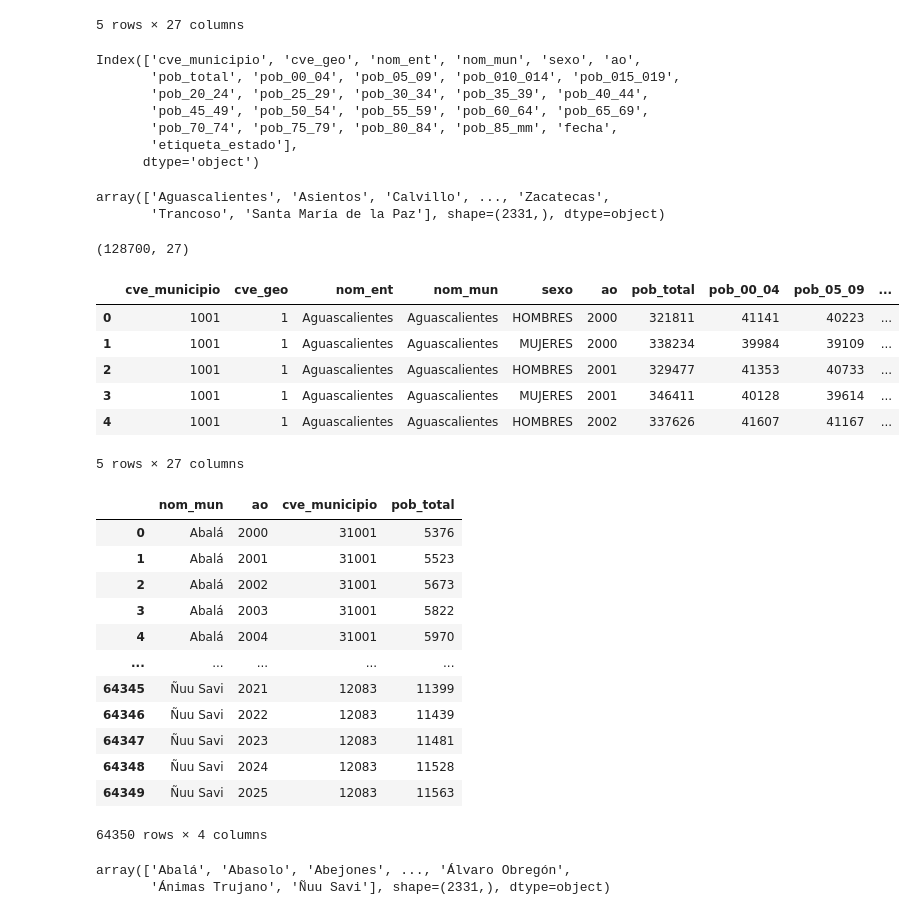
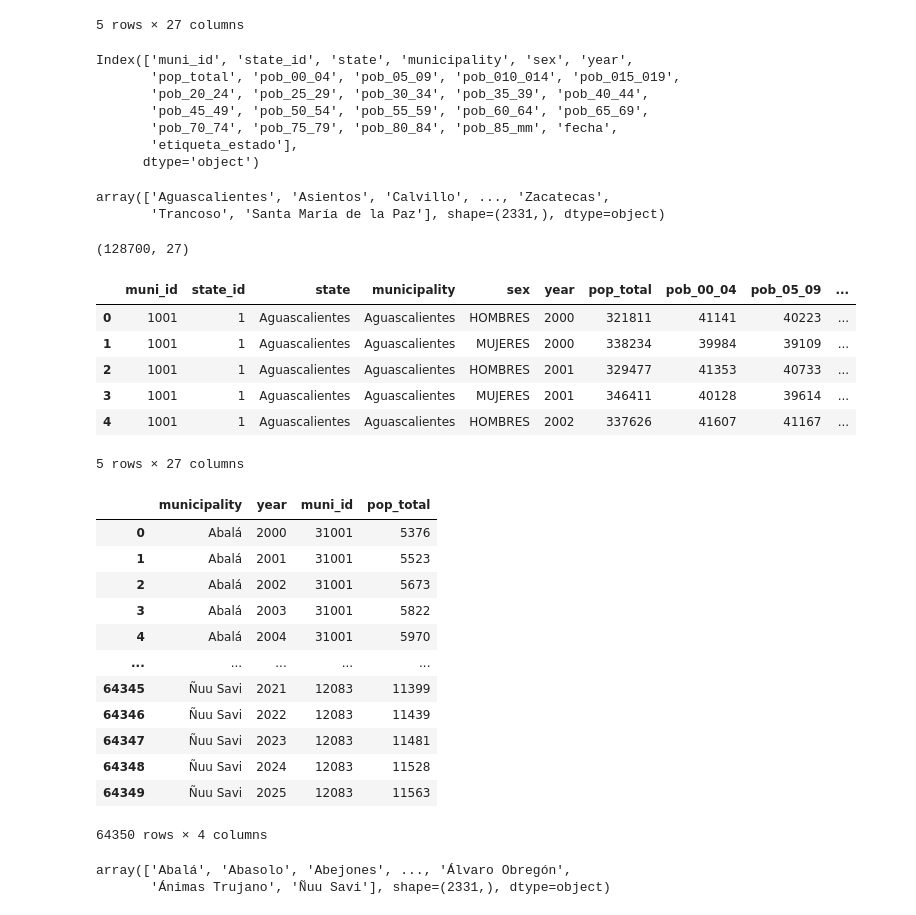
Before and after one commit to shani-alvarez/cgs-shadow-routes, a Jupyter notebook: notebooks/eda_crime_reports.ipynb, the cells around one changed output. Cells and saved outputs as stored; diff of their text form; code cells hidden in the pictures.

```diff
--- a/notebooks/eda_crime_reports.ipynb
+++ b/notebooks/eda_crime_reports.ipynb
@@ -174,12 +175,13 @@ File read: None
 5 rows × 27 columns
 # %%
 data_pop_m.columns = data_pop_m.columns.str.lower()
-data_pop_m.rename(columns={'ano': 'ao', 'clave_ent': 'cve_geo', 'clave': 'cve_municipio'}, inplace=True)
-data_pop_m['cve_geo'] = data_pop_m['cve_geo'].astype('int64')
+data_pop_m.rename(columns={'ano': 'year', 'clave_ent': 'state_id', 'nom_ent': 'state', 'clave': 'muni_id', 'nom_mun': 'municipality', 'sexo': 'sex', 'pob_total': 'pop_total'},
+                  inplace=True)
+data_pop_m['state_id'] = data_pop_m['state_id'].astype('int64')
 data_pop_m.columns
 # %% [output]
-Index(['cve_municipio', 'cve_geo', 'nom_ent', 'nom_mun', 'sexo', 'ao',
-       'pob_total', 'pob_00_04', 'pob_05_09', 'pob_010_014', 'pob_015_019',
+Index(['muni_id', 'state_id', 'state', 'municipality', 'sex', 'year',
+       'pop_total', 'pob_00_04', 'pob_05_09', 'pob_010_014', 'pob_015_019',
        'pob_20_24', 'pob_25_29', 'pob_30_34', 'pob_35_39', 'pob_40_44',
        'pob_45_49', 'pob_50_54', 'pob_55_59', 'pob_60_64', 'pob_65_69',
        'pob_70_74', 'pob_75_79', 'pob_80_84', 'pob_85_mm', 'fecha',
@@ -193,14 +195,14 @@ array(['Aguascalientes', 'Asientos', 'Calvillo', ..., 'Zacatecas',
 # %%
 # Filter data set from 2000 to 2025
 
 years = np.arange(2000, 2026, 1)
-pop_filtered_m = data_pop_m[data_pop_m.ao.isin(years)].reset_index(drop=True)
+pop_filtered_m = data_pop_m[data_pop_m.year.isin(years)].reset_index(drop=True)
 
 print(pop_filtered_m.shape)
 pop_filtered_m.head()
 # %% [output]
 (128700, 27)
-|  | cve_municipio | cve_geo | nom_ent | nom_mun | sexo | ao | pob_total | pob_00_04 | pob_05_09 | ... |
+|  | muni_id | state_id | state | municipality | sex | year | pop_total | pob_00_04 | pob_05_09 | ... |
 | 0 | 1001 | 1 | Aguascalientes | Aguascalientes | HOMBRES | 2000 | 321811 | 41141 | 40223 | ... |
 | 1 | 1001 | 1 | Aguascalientes | Aguascalientes | MUJERES | 2000 | 338234 | 39984 | 39109 | ... |
 | 2 | 1001 | 1 | Aguascalientes | Aguascalientes | HOMBRES | 2001 | 329477 | 41353 | 40733 | ... |
@@ -208,10 +210,10 @@ pop_filtered_m.head()
 | 4 | 1001 | 1 | Aguascalientes | Aguascalientes | HOMBRES | 2002 | 337626 | 41607 | 41167 | ... |
 5 rows × 27 columns
 # %%
-df_pop_yearly_m = pop_filtered_m.groupby(['nom_mun', 'ao', 'cve_municipio'], as_index=False)['pob_total'].sum()
+df_pop_yearly_m = pop_filtered_m.groupby(['municipality', 'year', 'muni_id'], as_index=False)['pop_total'].sum()
 df_pop_yearly_m
 # %% [output]
-|  | nom_mun | ao | cve_municipio | pob_total |
+|  | municipality | year | muni_id | pop_total |
 | 0 | Abalá | 2000 | 31001 | 5376 |
 | 1 | Abalá | 2001 | 31001 | 5523 |
 | 2 | Abalá | 2002 | 31001 | 5673 |
```
Also changed, not shown: parts of 28 cells of this notebook.
